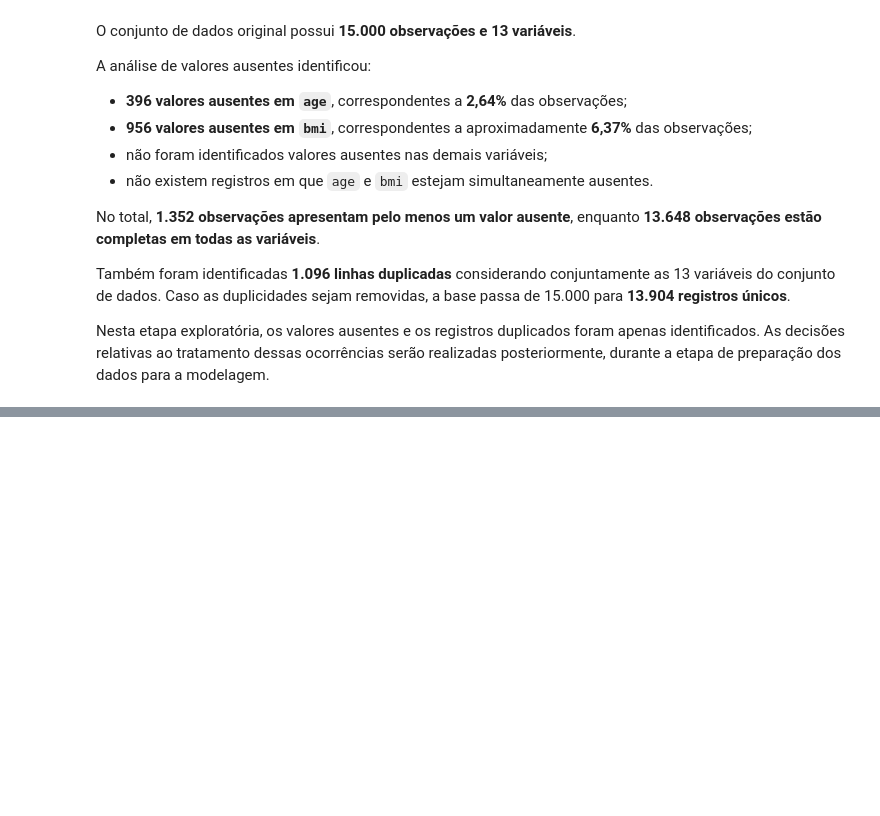
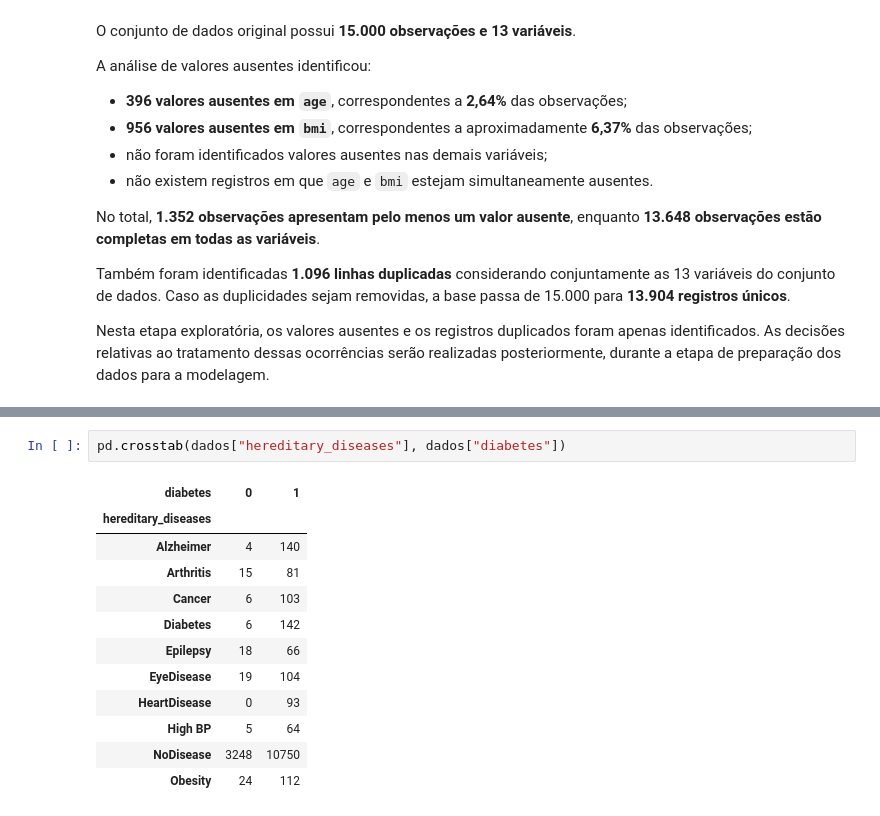
Before and after one commit to DalpesCS50/trab_estagio4_health-insurance-claims-prediction, a Jupyter notebook: notebooks/01_exploracao_inicial_health_insurance.ipynb, the cells around one changed output, grey strips where cells are left out. Drawn from its saved outputs; the diff is of its cells as text; blank space fills up the shorter version.

```diff
--- a/notebooks/01_exploracao_inicial_health_insurance.ipynb
+++ b/notebooks/01_exploracao_inicial_health_insurance.ipynb
@@ -161,0 +220,15 @@ Nesta etapa exploratória, os valores ausentes e os registros duplicados foram a
+# %%
+pd.crosstab(dados["hereditary_diseases"], dados["diabetes"])
+# %% [output]
+| diabetes | 0 | 1 |
+| hereditary_diseases |  |  |
+| Alzheimer | 4 | 140 |
+| Arthritis | 15 | 81 |
+| Cancer | 6 | 103 |
+| Diabetes | 6 | 142 |
+| Epilepsy | 18 | 66 |
+| EyeDisease | 19 | 104 |
+| HeartDisease | 0 | 93 |
+| High BP | 5 | 64 |
+| NoDisease | 3248 | 10750 |
+| Obesity | 24 | 112 |
```
Also changed, not shown: parts of 25 cells of this notebook.
